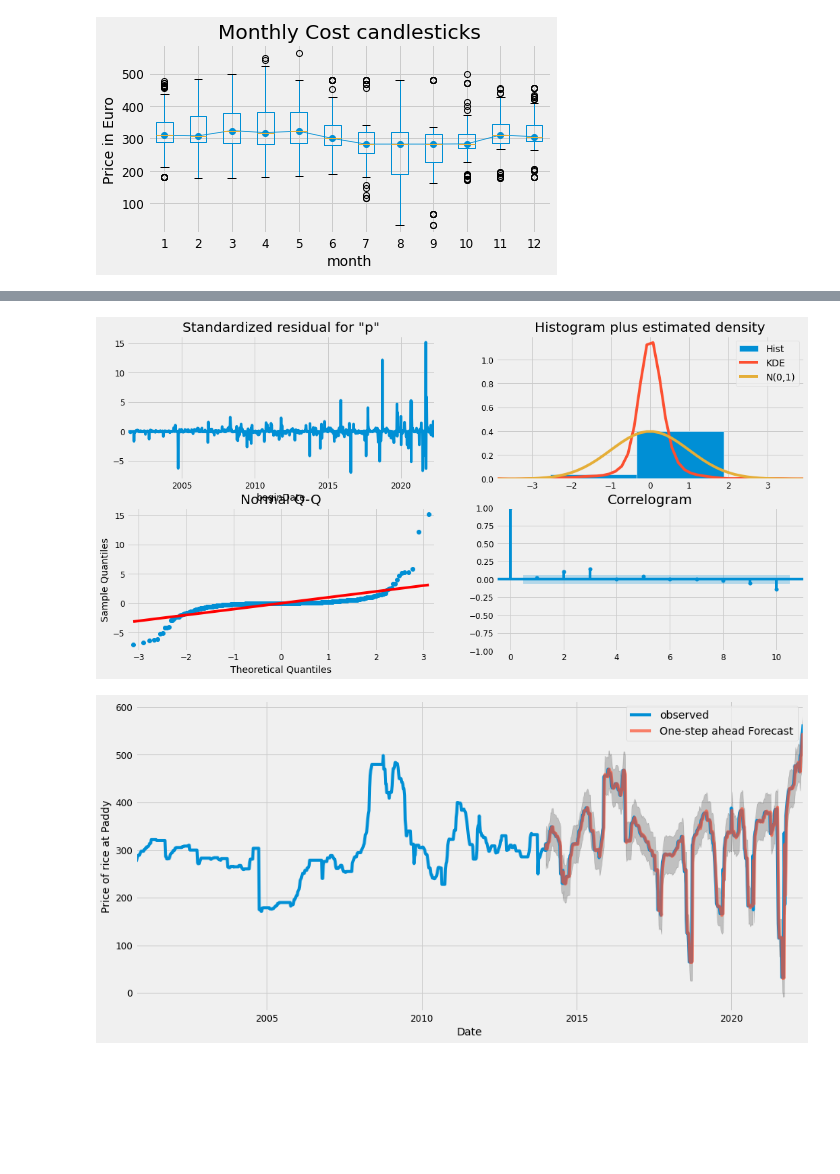
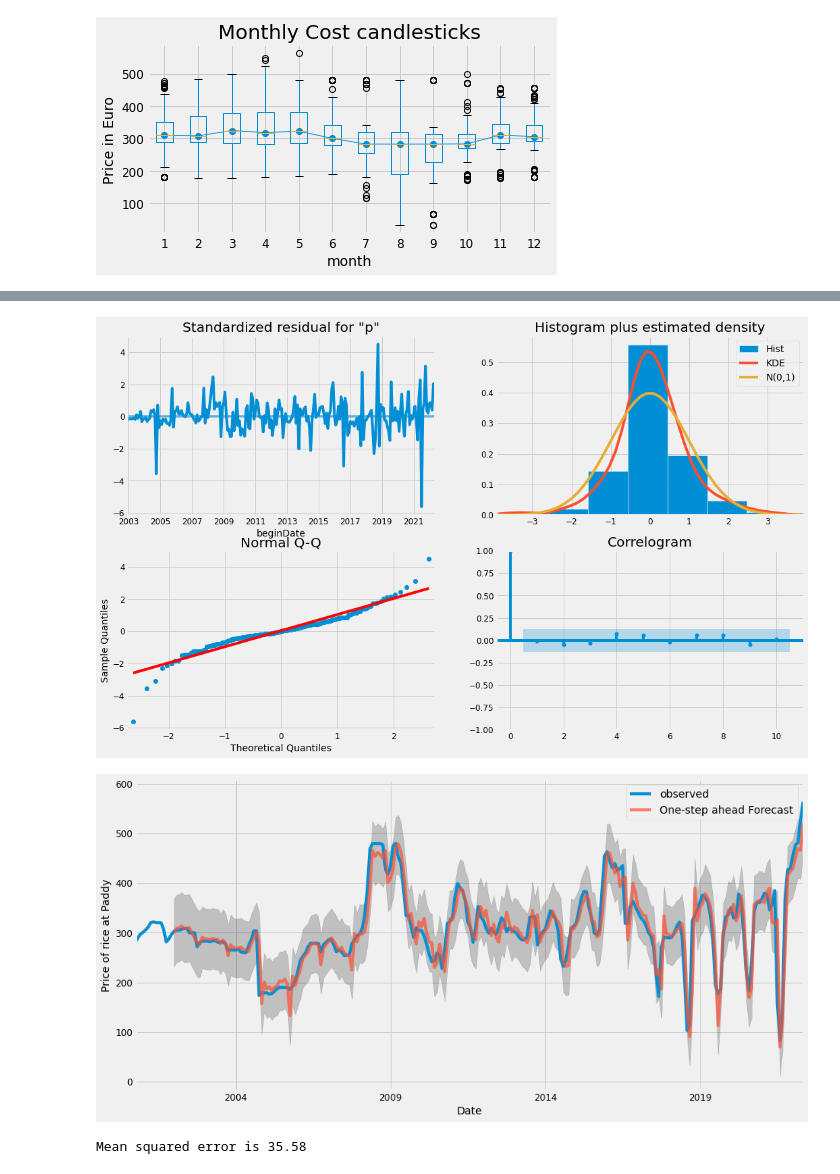
Before and after one commit to JohnsenClasses/final-project-schneider-thapa-koirala, a Jupyter notebook: MLeurice.ipynb, the cells around one changed output, grey strips where cells are left out. Drawn from its saved outputs; the diff is of its cells as text; code cells hidden in the pictures; blank space fills up the shorter version.

Commit message:
Keith adding final ML code SARIMAX regression

```diff
--- a/MLeurice.ipynb
+++ b/MLeurice.ipynb
@@ -179,0 +151,13 @@ plt.show()
+# %%
+from pylab import rcParams
+rcParams['figure.figsize'] = 18, 8
+decomposition = sm.tsa.seasonal_decompose(paddypriceitaly.price, model='additive')
+fig = decomposition.plot()
+print('Weekly Data')
+plt.show()#seasonal graph shows a strong seasonality for rice production that most likely correlates to harvest season price being lowest as it is when most paddy rice is available
+monthlymean=paddypriceitaly['price'].resample('MS').mean()
+print(monthlymean)
+monthdecomposition=sm.tsa.seasonal_decompose(monthlymean,model='additive')
+monthfig=monthdecomposition.plot()
+print('Monthly Data')
+plt.show()
@@ -215,9 +219,9 @@ ARIMA(1, 1, 1)x(1, 1, 1, 12)12 - AIC:9766.772029018446
 # %%
-mod = sm.tsa.statespace.SARIMAX(paddypriceitaly.price,
-                                order=(1, 1, 1),
-                                seasonal_order=(1, 1, 1, 12),
+mod = sm.tsa.statespace.SARIMAX(monthlymean,
+                                order=(1, 0, 1),
+                                seasonal_order=(0, 1, 1, 12),
                                 enforce_stationarity=False,
                                 enforce_invertibility=False)
 results = mod.fit()
-print(results.summary().tables[1])
+print(results.summary())
 # %% [output]
@@ -233,12 +245,12 @@ sigma2       402.5838      6.000     67.097      0.000     390.824     414.344
 # %%
-results.plot_diagnostics(figsize=(16, 8))
+results.plot_diagnostics(figsize=(16, 10))
 plt.show()
 # %% [output]
-[figure, old version]
+[figure, new version]
 # %%
-pred = results.get_prediction(start=pd.to_datetime('2014-1-5'), dynamic=False)
+pred = results.get_prediction(start=pd.to_datetime('2002'), dynamic=False)
 pred_ci = pred.conf_int()
-ax = paddypriceitaly.price['2000-01-01':].plot(label='observed')
+ax = monthlymean['2000-01-01':].plot(label='observed')
 pred.predicted_mean.plot(ax=ax, label='One-step ahead Forecast', alpha=.7, figsize=(14, 7))
 ax.fill_between(pred_ci.index,
                 pred_ci.iloc[:, 0],
@@ -248,5 +260,12 @@ ax.set_ylabel('Price of rice at Paddy')
 plt.legend()
 plt.show()
 # %% [output]
-[figure, old version]
+[figure, new version]
+# %%
+monthlypriceforecasted=pred.predicted_mean
+monthlyactual=monthlymean['2002']
+mse=((monthlypriceforecasted-monthlyactual)**2).mean()
+print('Mean squared error is {}'.format(round(mse,2)))
+# %% [output]
+Mean squared error is 35.58
 # %%
```
Also changed, not shown: parts of 10 cells of this notebook.
